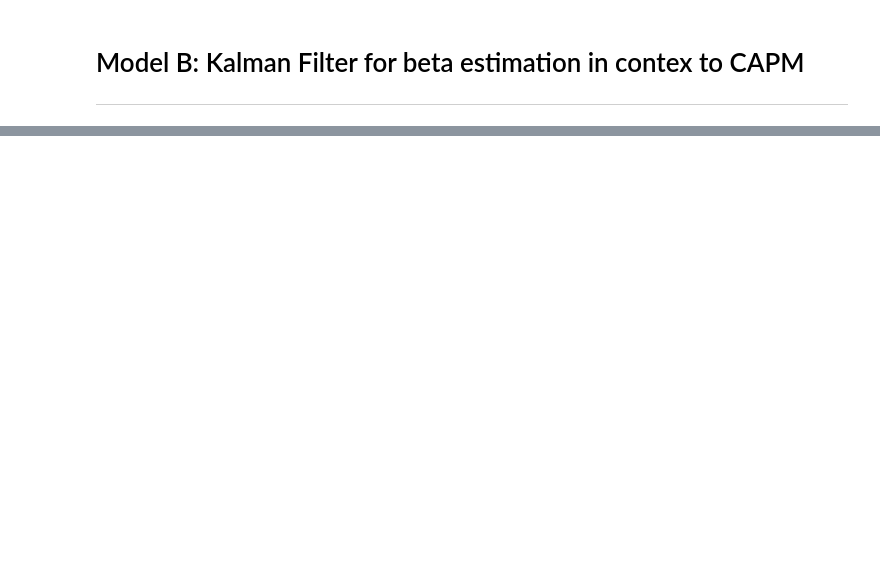
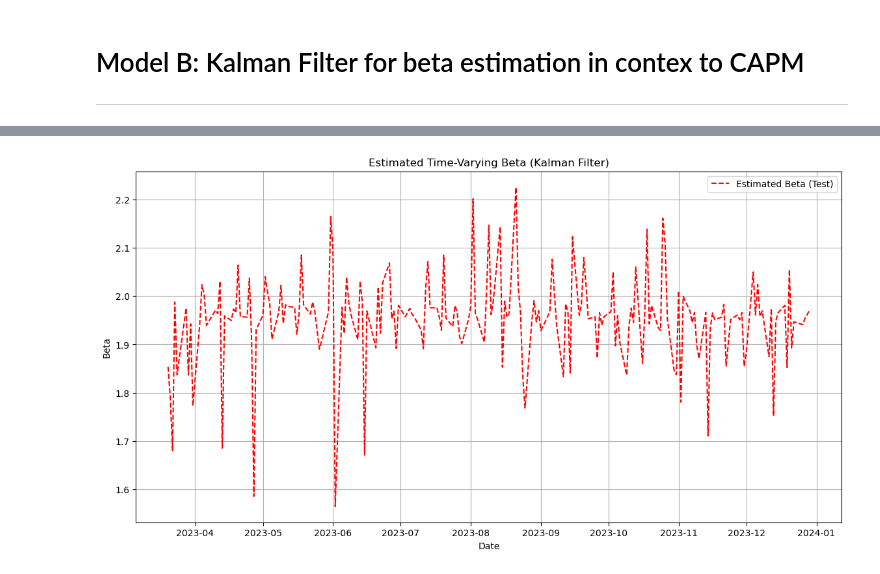
Before and after one commit to Rakshit-Yadav/MAT11-ERP-Code-Repository, a Jupyter notebook: 2015-2019/KF-Model-(2015-2019).ipynb, the cells around one changed output, grey strips where cells are left out. Saved outputs shown, nothing was run; the diff lists cells and outputs as text; code cells hidden in the pictures; blank space fills up the shorter version.

```diff
--- a/2015-2019/KF-Model-(2015-2019).ipynb
+++ b/2015-2019/KF-Model-(2015-2019).ipynb
@@ -42,71 +34,94 @@ Date
 # %%
-import numpy as np
-import pandas as pd
-from pykalman import KalmanFilter
-import matplotlib.pyplot as plt
-from sklearn.model_selection import train_test_split
-from sklearn.metrics import mean_squared_error, mean_absolute_error, mean_absolute_percentage_error, r2_score
 
-# Assuming transformed_df has been prepared as in previous steps
-# Extract the necessary columns for the state-space model
+# Extract the necessary columns for the state-space model, it is better to save into a variable
+# and then call them accordingly
 observations = transformed_df[['Market_Returns', 'Asset_Returns']]
 
-market_var = linear_train_df['Market_Returns'].var()
-asset_var = linear_train_df['Asset_Returns'].var()
+# Split data into training and testing sets
+train_df, test_df = train_test_split(observations, test_size=0.2, shuffle=False)
 
-# Step 2: Define initial state parameters
-initial_state_mean = [0, 1]  # Initial guess for alpha and beta
-initial_state_covariance = np.array([[asset_var, 0], [0, market_var]])  # Initial covariance matrix
-
-# Initialize observation noise covariance (can later be optimized via EM)
-observation_covariance = np.eye(1) * asset_var
+# Define initial state parameters
+initial_state_mean = [0, 1]  # Initial guess for alpha and beta, starting with beta = 1 and alpha = 0
+initial_state_covariance = np.eye(2)
 
 # Construct the observation matrix for the training data
 observation_matrices = np.array([
-    [1, linear_train_df['Market_Returns'].values[i]] for i in range(len(linear_train_df))
+    [1, train_df['Market_Returns'].values[i]] for i in range(len(train_df))
 ])
 
-# Reshape observation_matrices to have the correct shape for pykalman
+# Reshape observation_matrices to have the correct shape for pykalman library
 observation_matrices = observation_matrices.reshape(-1, 1, 2)
 
-# Step 3: Estimate the observation covariance and process covariance using the EM algorithm
+# Instantiating the model with the parameters
 kf = KalmanFilter(
     transition_matrices=np.eye(2),
     observation_matrices=observation_matrices,
     initial_state_mean=initial_state_mean,
     initial_state_covariance=initial_state_covariance,
-    observation_covariance = observation_covariance,
     em_vars=['transition_covariance', 'observation_covariance', 'initial_state_covariance']
 )
 
-# Apply EM algorithm to training data
-kf = kf.em(linear_train_df['Asset_Returns'].values, n_iter=100)
+# Apply EM algorithm to training data for optimising our matrices as explained in the report.
+kf = kf.em(train_df['Asset_Returns'].values, n_iter=100)
 
-# Step 4: Filter the training set to estimate the states
-state_means, state_covariances = kf.filter(linear_train_df['Asset_Returns'].values)
+# applying The kalman filter on the training set to estimate the states
+state_means, state_covariances = kf.filter(train_df['Asset_Returns'].values)
 
-# Step 5: Use the filtered states to forecast on the test set
+# Use the filtered states to forecast on the test set
 predicted_means = []
 predicted_covariances = []
 
-for t in range(len(linear_test_df)):
-    observation_matrix_test = np.array([[1, linear_test_df['Market_Returns'].iloc[t]]])
+for t in range(len(test_df)):
+    observation_matrix_test = np.array([[1, test_df['Market_Returns'].iloc[t]]])
 
-    # Update the filter with the new observation
+    # Update the filter with the new observation recursively inside this loop
     filtered_state_mean, filtered_state_covariance = kf.filter_update(
         filtered_state_mean=state_means[-1],
         filtered_state_covariance=state_covariances[-1],
-        observation=linear_test_df['Asset_Returns'].iloc[t],
+        observation=test_df['Asset_Returns'].iloc[t],
         observation_matrix=observation_matrix_test
     )
 
     predicted_means.append(filtered_state_mean)
     predicted_covariances.append(filtered_state_covariance)
 
 predicted_means = np.array(predicted_means)
 predicted_covariances = np.array(predicted_covariances)
 
-# Step 6: Extract the estimated beta
+# saving necessary outputs for plotting
 train_estimated_beta = state_means[:, 1]
 test_estimated_beta = predicted_means[:, 1]
 test_estimated_alpha = predicted_means[:, 0]
+
+# the estimated beta over time
+plt.figure(figsize=(14, 7))
+plt.plot(test_df.index, test_estimated_beta, label='Estimated Beta (Test)', color='red', linestyle='--')
+plt.title('Estimated Time-Varying Beta (Kalman Filter)')
+plt.xlabel('Date')
+plt.ylabel('Beta')
+plt.legend()
+plt.grid(True)
+plt.show()
+
+# the estimated beta over time
+plt.figure(figsize=(14, 7))
+plt.plot(test_df.index, test_estimated_alpha, label='Estimated Alpha (Test)', color='red', linestyle='--')
+plt.title('Estimated Time-Varying Beta (Kalman Filter)')
+plt.xlabel('Date')
+plt.ylabel('Alpha')
+plt.legend()
+plt.grid(True)
+plt.show()
+
+# Calculate RMSE, MAE, R^2 on the test set
+test_predictions = np.array([np.dot(np.array([[1, test_df['Market_Returns'].iloc[t]]]), mean) for t, mean in enumerate(predicted_means)])
+
+rmse = np.sqrt(mean_squared_error(test_df['Asset_Returns'], test_predictions))
+mae = mean_absolute_error(test_df['Asset_Returns'], test_predictions)
+r_squared = r2_score(test_df['Asset_Returns'], test_predictions)
+
+print(f'Test RMSE: {rmse}')
+print(f'Test MAE: {mae}')
+print(f'Test MAPE: {r_squared}')
+# %% [output]
+[figure, added]
```
Also changed, not shown: parts of 10 cells of this notebook, 6 other files.
